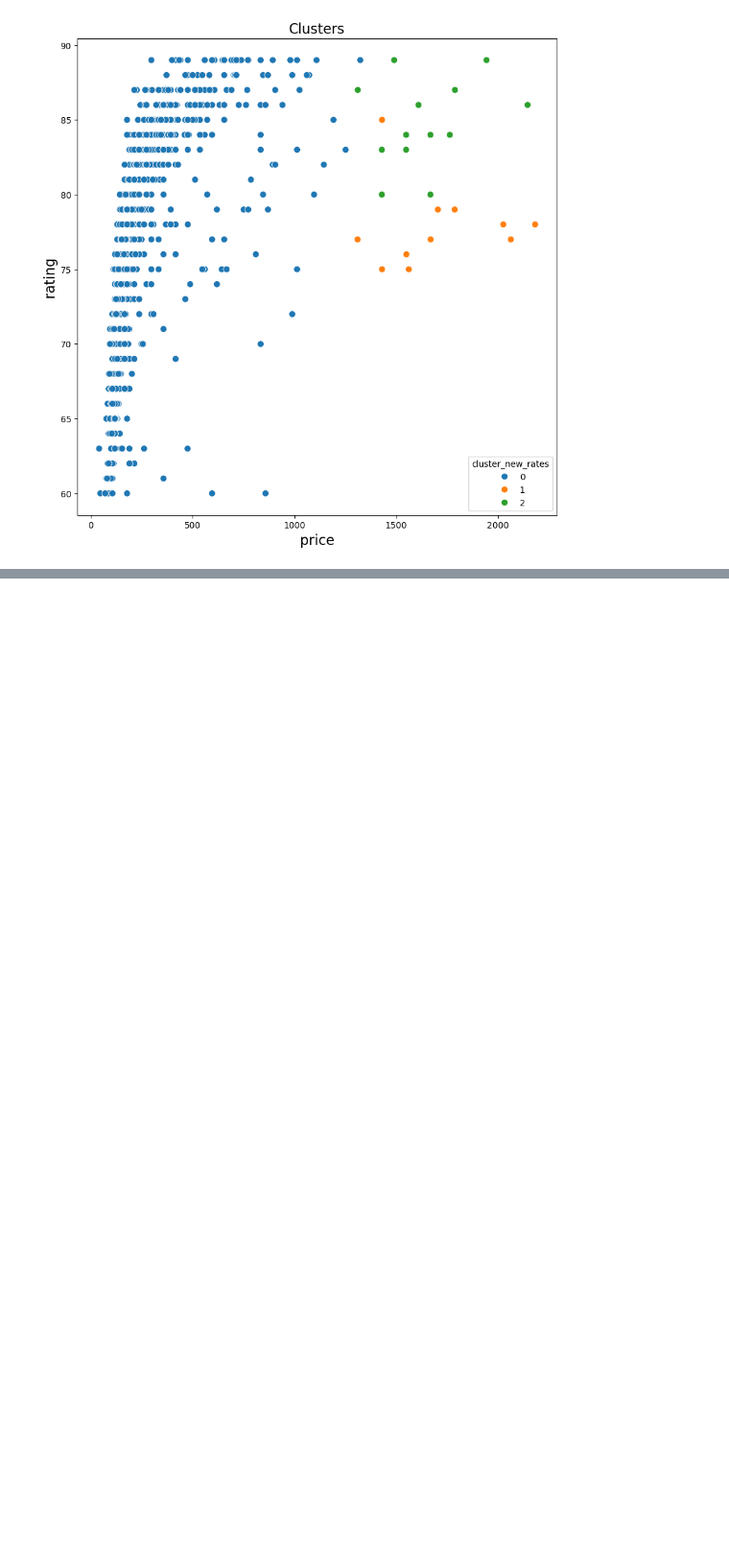
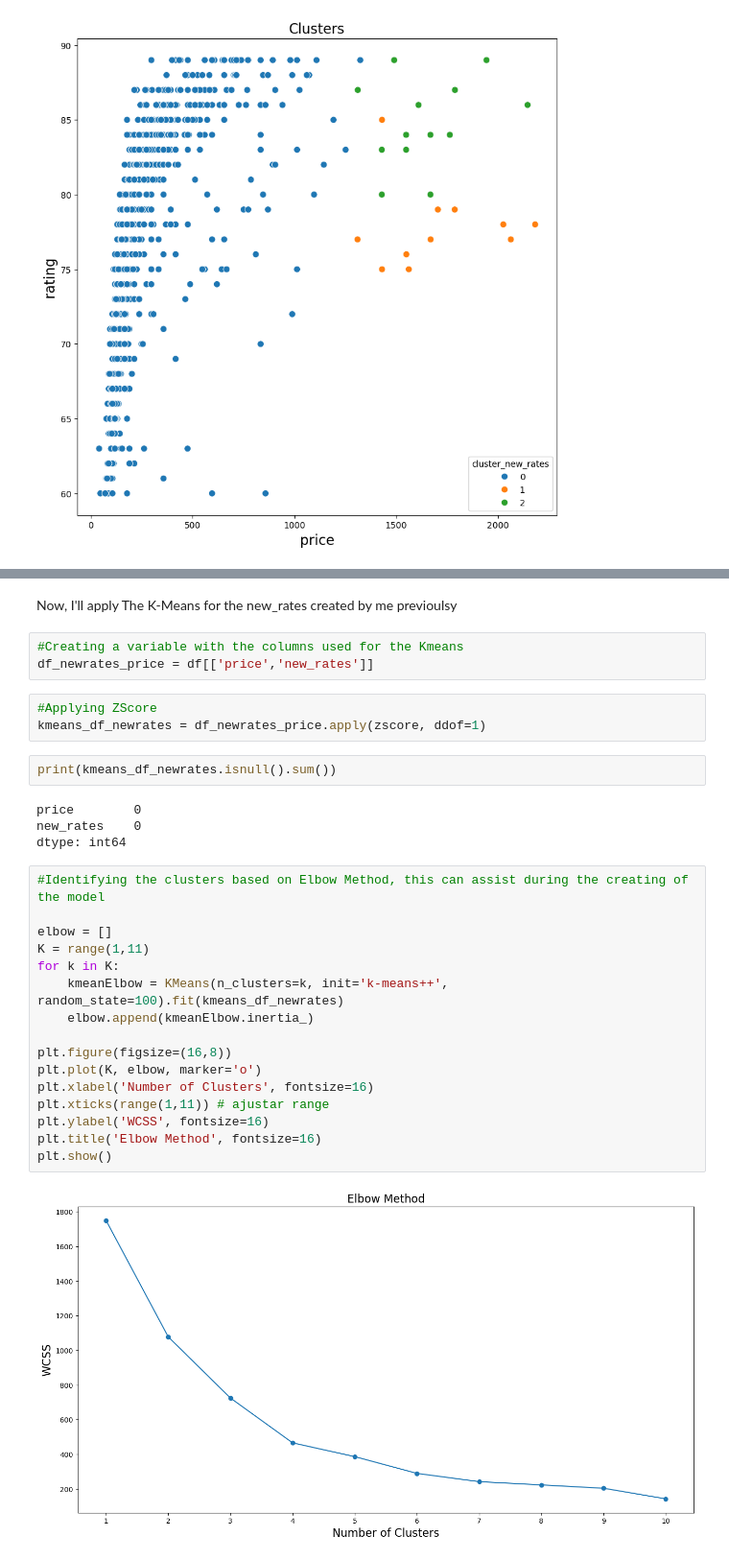
Before and after one commit to vaugsss/DataScience, a Jupyter notebook: Smarpthones_Clustering.ipynb, the cells around one changed output, grey strips where cells are left out. Shown at 96% size. Drawn from its saved outputs; the diff is of its cells as text; blank space fills up the shorter version.

```diff
--- a/Smarpthones_Clustering.ipynb
+++ b/Smarpthones_Clustering.ipynb
@@ -606,0 +691,32 @@ plt.show()
+# %% [markdown]
+Now, I'll apply The K-Means for the new_rates created by me previoulsy
+# %%
+#Creating a variable with the columns used for the Kmeans
+df_newrates_price = df[['price','new_rates']]
+# %%
+#Applying ZScore
+kmeans_df_newrates = df_newrates_price.apply(zscore, ddof=1)
+# %%
+print(kmeans_df_newrates.isnull().sum())
+# %% [output]
+price        0
+new_rates    0
+dtype: int64
+# %%
+#Identifying the clusters based on Elbow Method, this can assist during the creating of the model
+
+elbow = []
+K = range(1,11)
+for k in K:
+    kmeanElbow = KMeans(n_clusters=k, init='k-means++', random_state=100).fit(kmeans_df_newrates)
+    elbow.append(kmeanElbow.inertia_)
+
+plt.figure(figsize=(16,8))
+plt.plot(K, elbow, marker='o')
+plt.xlabel('Number of Clusters', fontsize=16)
+plt.xticks(range(1,11)) # ajustar range
+plt.ylabel('WCSS', fontsize=16)
+plt.title('Elbow Method', fontsize=16)
+plt.show()
+# %% [output]
+[figure, added]
```
Also changed, not shown: parts of 17 cells of this notebook.
